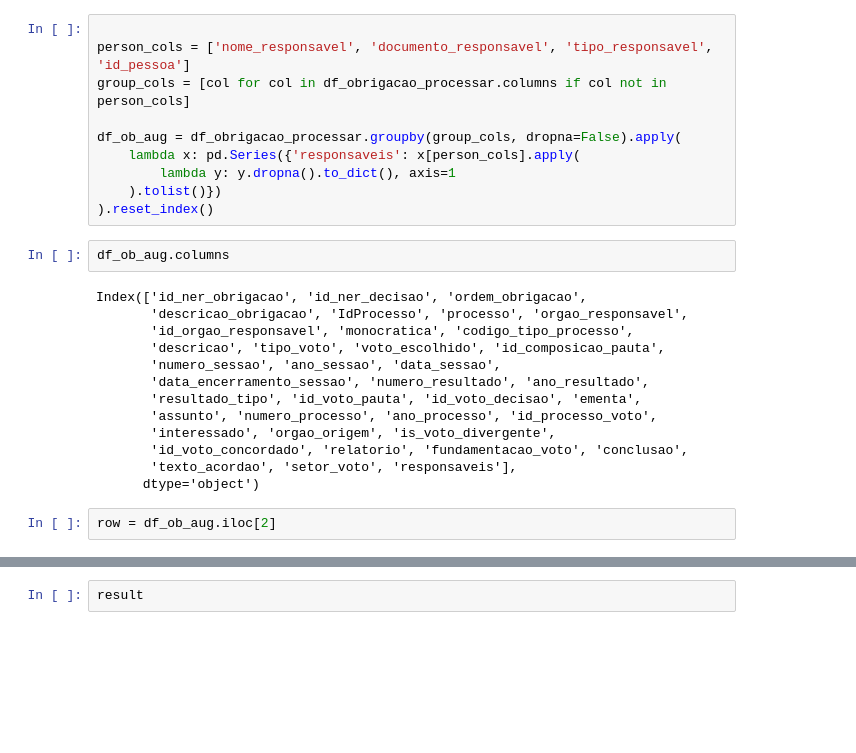
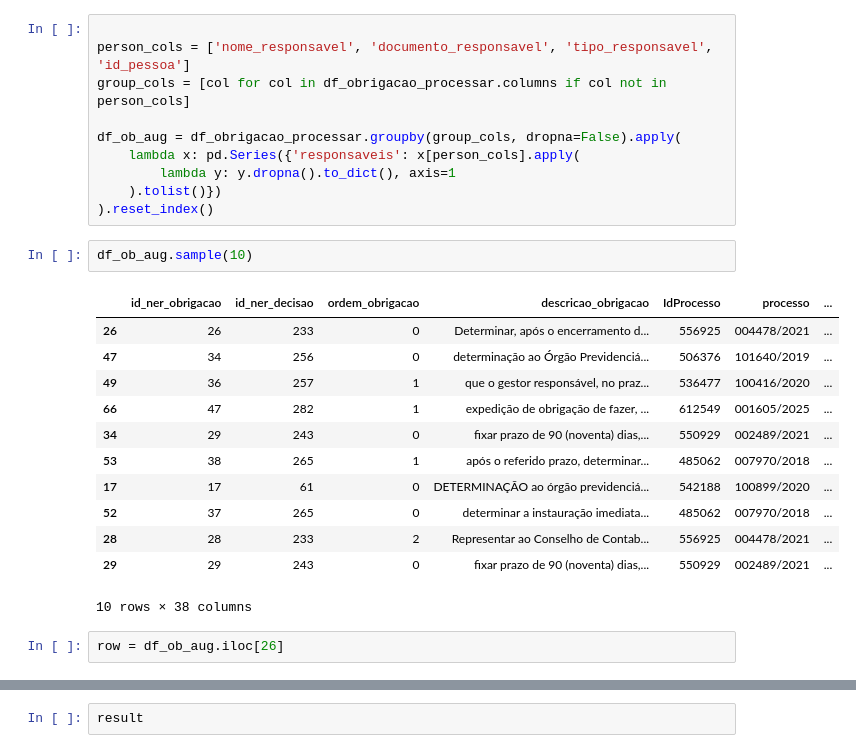
Before and after one commit to eduardoplima/decicontas.br, a Jupyter notebook: services.ipynb, the cells around one changed output, grey strips where cells are left out. Saved outputs shown, nothing was run; the diff lists cells and outputs as text; blank space fills up the shorter version.

Commit message:
Obrigacao extraction unfinished

```diff
--- a/services.ipynb
+++ b/services.ipynb
@@ -134,19 +134,19 @@ df_ob_aug = df_obrigacao_processar.groupby(group_cols, dropna=False).apply(
     ).tolist()})
 ).reset_index()
 # %%
-df_ob_aug.columns
+df_ob_aug.sample(10)
 # %% [output]
+|  | id_ner_obrigacao | id_ner_decisao | ordem_obrigacao | descricao_obrigacao | IdProcesso | processo | ... |
+| 26 | 26 | 233 | 0 | Determinar, após o encerramento d... | 556925 | 004478/2021 | ... |
+| 47 | 34 | 256 | 0 | determinação ao Órgão Previdenciá... | 506376 | 101640/2019 | ... |
+| 49 | 36 | 257 | 1 | que o gestor responsável, no praz... | 536477 | 100416/2020 | ... |
+| 66 | 47 | 282 | 1 | expedição de obrigação de fazer, ... | 612549 | 001605/2025 | ... |
+| 34 | 29 | 243 | 0 | fixar prazo de 90 (noventa) dias,... | 550929 | 002489/2021 | ... |
+| 53 | 38 | 265 | 1 | após o referido prazo, determinar... | 485062 | 007970/2018 | ... |
+| 17 | 17 | 61 | 0 | DETERMINAÇÃO ao órgão previdenciá... | 542188 | 100899/2020 | ... |
+| 52 | 37 | 265 | 0 | determinar a instauração imediata... | 485062 | 007970/2018 | ... |
+| 28 | 28 | 233 | 2 | Representar ao Conselho de Contab... | 556925 | 004478/2021 | ... |
+| 29 | 29 | 243 | 0 | fixar prazo de 90 (noventa) dias,... | 550929 | 002489/2021 | ... |
-Index(['id_ner_obrigacao', 'id_ner_decisao', 'ordem_obrigacao',
-       'descricao_obrigacao', 'IdProcesso', 'processo', 'orgao_responsavel',
-       'id_orgao_responsavel', 'monocratica', 'codigo_tipo_processo',
-       'descricao', 'tipo_voto', 'voto_escolhido', 'id_composicao_pauta',
-       'numero_sessao', 'ano_sessao', 'data_sessao',
-       'data_encerramento_sessao', 'numero_resultado', 'ano_resultado',
-       'resultado_tipo', 'id_voto_pauta', 'id_voto_decisao', 'ementa',
-       'assunto', 'numero_processo', 'ano_processo', 'id_processo_voto',
-       'interessado', 'orgao_origem', 'is_voto_divergente',
-       'id_voto_concordado', 'relatorio', 'fundamentacao_voto', 'conclusao',
-       'texto_acordao', 'setor_voto', 'responsaveis'],
-      dtype='object')
+10 rows × 38 columns
 # %%
-row = df_ob_aug.iloc[2]
+row = df_ob_aug.iloc[26]
```
Also changed, not shown: parts of 10 cells of this notebook, 1 other file.
